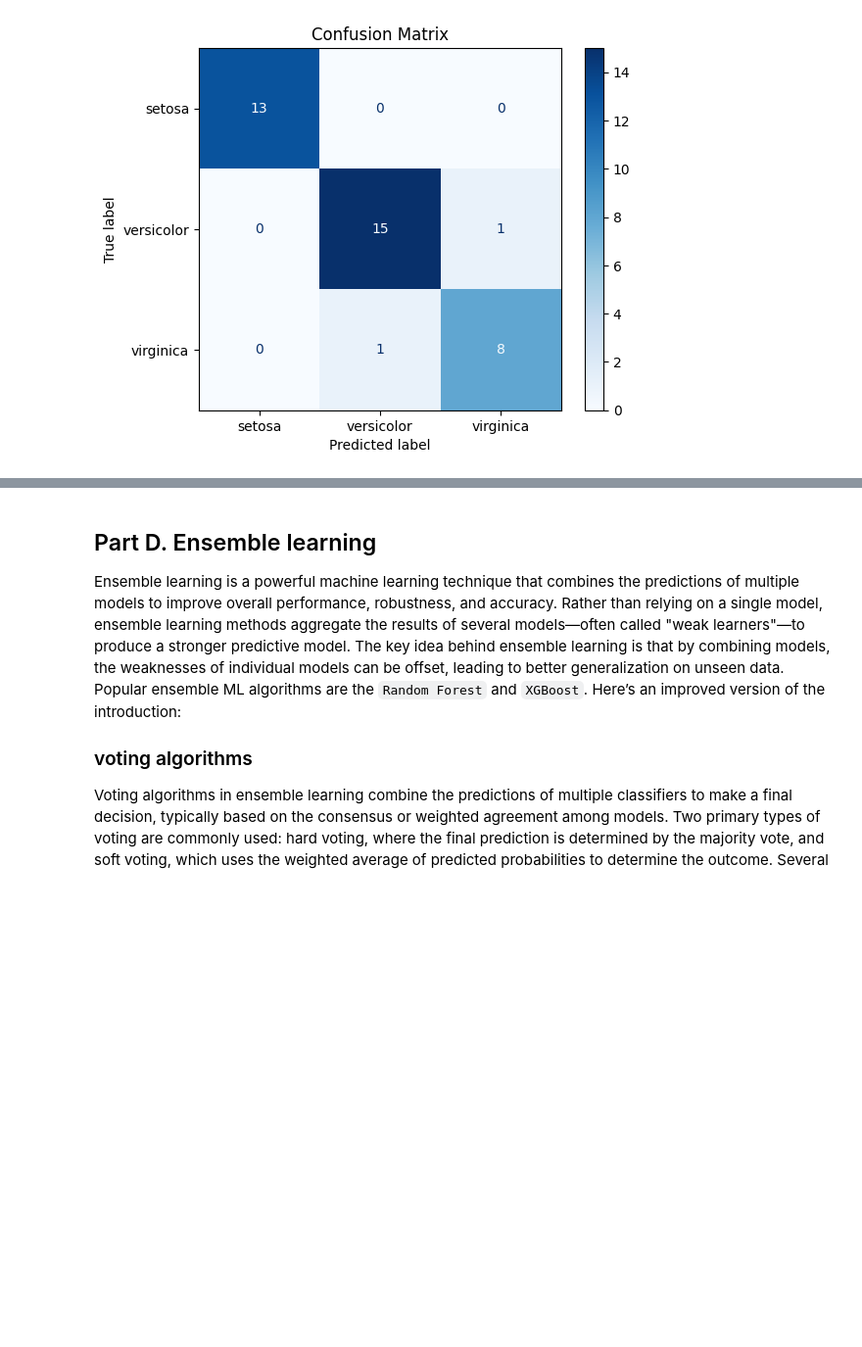
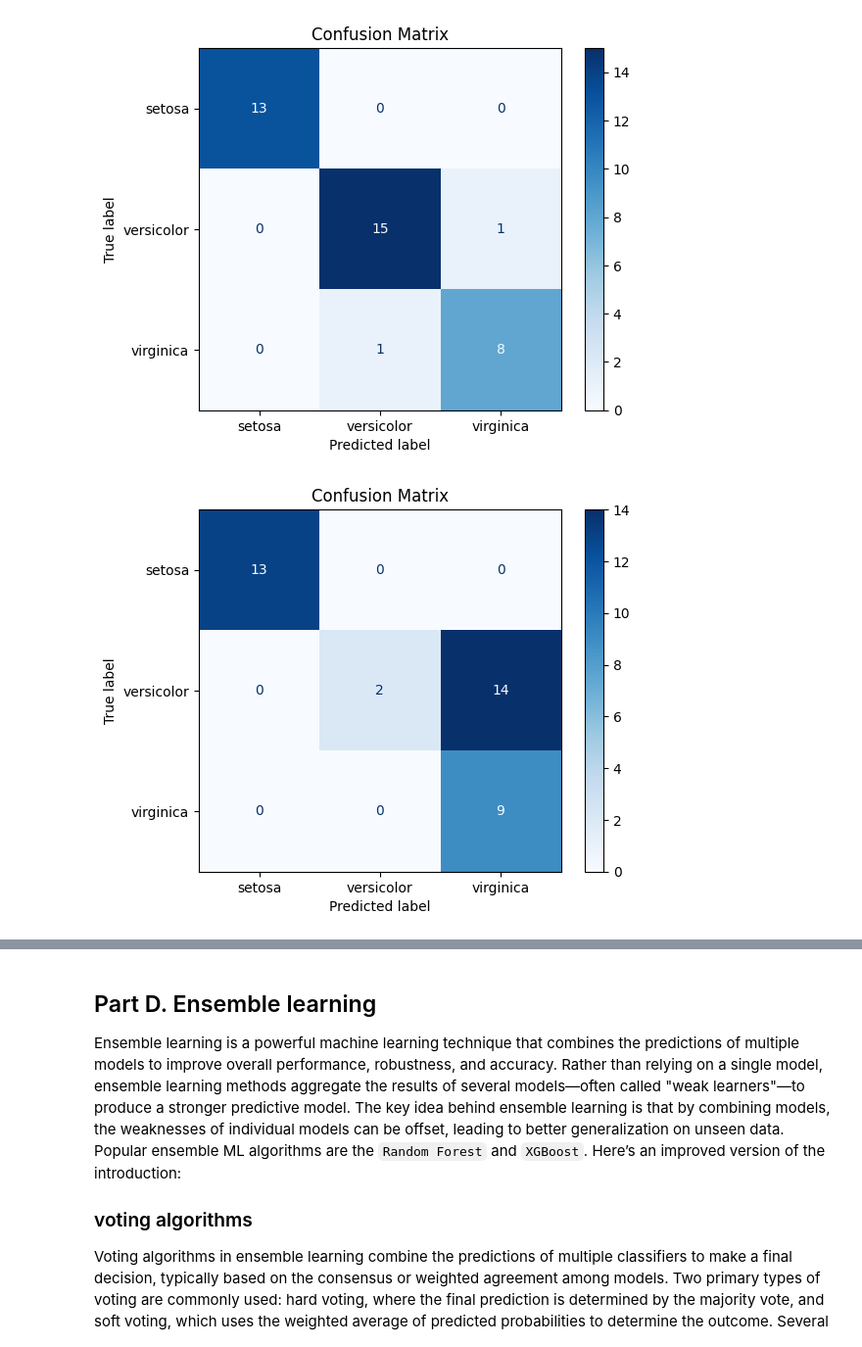
Before and after one commit to ogkourlias/datsc5, a Jupyter notebook: optimization/Assignment_Optimize.ipynb, the cells around one changed output, grey strips where cells are left out. Shown: that part at 98% size. Cells and saved outputs as stored; diff of their text form; code cells hidden in the pictures; blank space fills up the shorter version.

```diff
--- a/optimization/Assignment_Optimize.ipynb
+++ b/optimization/Assignment_Optimize.ipynb
@@ -185,7 +188,7 @@ id3 = ID3()
 
 data = load_iris()
 df = pd.DataFrame(data=data.data, columns=data.feature_names)
-df['Species'] = iris.target
+df['Species'] = data.target
 x_cols = ["petal length (cm)", "sepal width (cm)"]
 x = df[x_cols]
 y = df['Species']
@@ -195,9 +198,21 @@ X_train, X_test, y_train, y_test = train_test_split(
 nb.fit(X_train, y_train)
 y_pred = nb.predict(X_test)
 cm  = confusion_matrix(y_test, y_pred)
-disp = ConfusionMatrixDisplay(confusion_matrix=cm, display_labels=iris.target_names)
+disp = ConfusionMatrixDisplay(confusion_matrix=cm, display_labels=data.target_names)
 disp.plot(cmap=plt.cm.Blues)
 plt.title('Confusion Matrix')
 plt.show()
 # %% [output]
 [figure]
+# %%
+X_train, X_test, y_train, y_test = train_test_split(
+        x, y, random_state=0)
+id3.fit(X_train, y_train)
+y_pred = id3.predict(X_test)
+cm  = confusion_matrix(y_test, y_pred)
+disp = ConfusionMatrixDisplay(confusion_matrix=cm, display_labels=data.target_names)
+disp.plot(cmap=plt.cm.Blues)
+plt.title('Confusion Matrix')
+plt.show()
+# %% [output]
+[figure, added]
```
Also changed, not shown: parts of 7 cells of this notebook.
